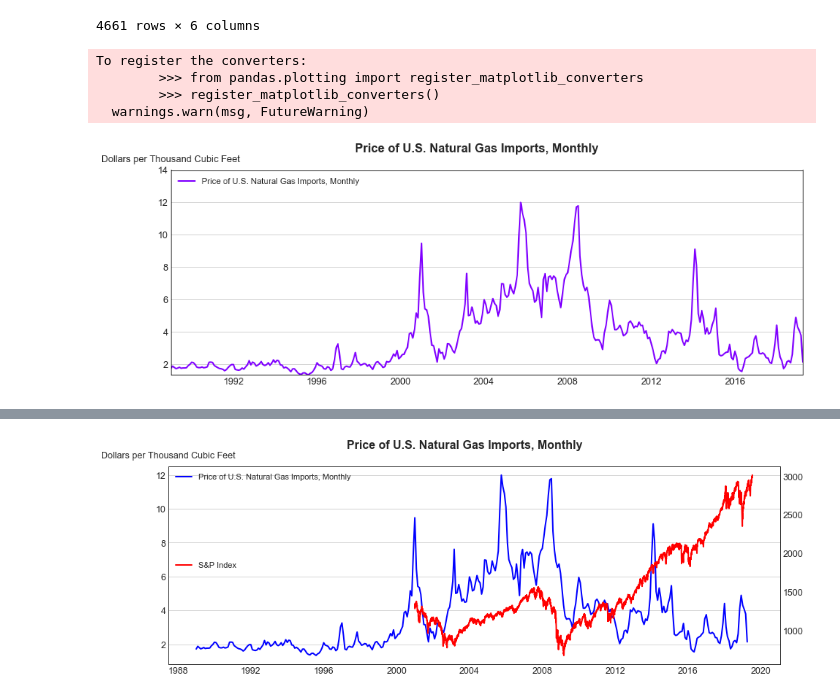
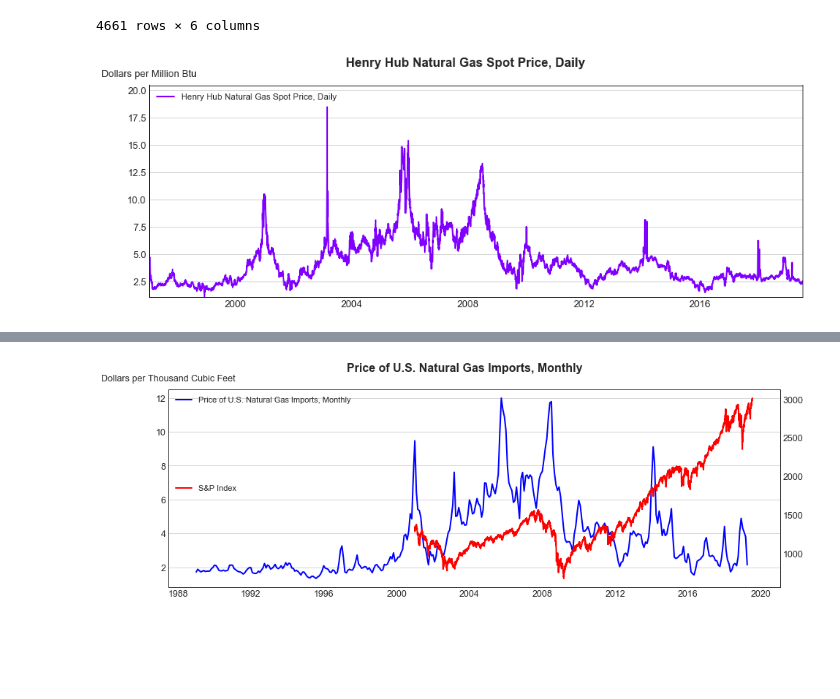
Before and after one commit to jwaliaga/NatGasDemandForcast, a Jupyter notebook: Notebooks/Wilson/CSV_Generators.ipynb, the cells around one changed output, grey strips where cells are left out. Cells and saved outputs as stored; diff of their text form; code cells hidden in the pictures; blank space fills up the shorter version.

```diff
--- a/Notebooks/Wilson/CSV_Generators.ipynb
+++ b/Notebooks/Wilson/CSV_Generators.ipynb
@@ -365,23 +364,29 @@ df_SP
 # %%
 eia_api_key = EIA_key
 url = "http://api.eia.gov/series/"
 
-series_id = "NG.N9100US3.M"
+# series_id = "NG.N9100US3.M"
+series_id = "NG.RNGWHHD.D"
 valx, valy, title, country, unit = f_EIA_ExtractData(url,eia_api_key,series_id)
 # x =  f_PlotData(valx, valy, title, unit)
+
+df_Price_D = pd.DataFrame({'Date':valx,'Price':valy})
+df_Price_D["Date"] = pd.to_datetime(df_Price_D["Date"])
+df_Price_D = df_Price_D.set_index("Date")
+
+df_Price_M = df_Price_D.resample('MS').mean()
+df_Price_D.to_csv("../../Data/CSV_Files/Gas_Price_HH_D.csv", encoding='utf-8')
+df_Price_M.to_csv("../../Data/CSV_Files/Gas_Price_HH_M.csv", encoding='utf-8')
+
 
 list_series = []
 list_series.append(series_id)
 f_EIA_PlotData(list_series,url,eia_api_key,title)
 
 # list_series = list(df.loc[[1,3,5,7],"series_id"])
 # f_EIA_PlotData(list_series,url,eia_api_key,"Combined EIA Series Comparison-Monthly")
 
 # list_series = list(df.loc[[1,2,3,4,5,6,7],"series_id"])
 # f_EIA_PlotData(list_series,url,eia_api_key,"Combined EIA Series Comparison-Monthly-Annualy")
 # %% [output]
-To register the converters:
-        >>> from pandas.plotting import register_matplotlib_converters
-        >>> register_matplotlib_converters()
-  warnings.warn(msg, FutureWarning)
-[figure, old version]
+[figure, new version]
```
Also changed, not shown: parts of 2 cells of this notebook, 3 other files.
